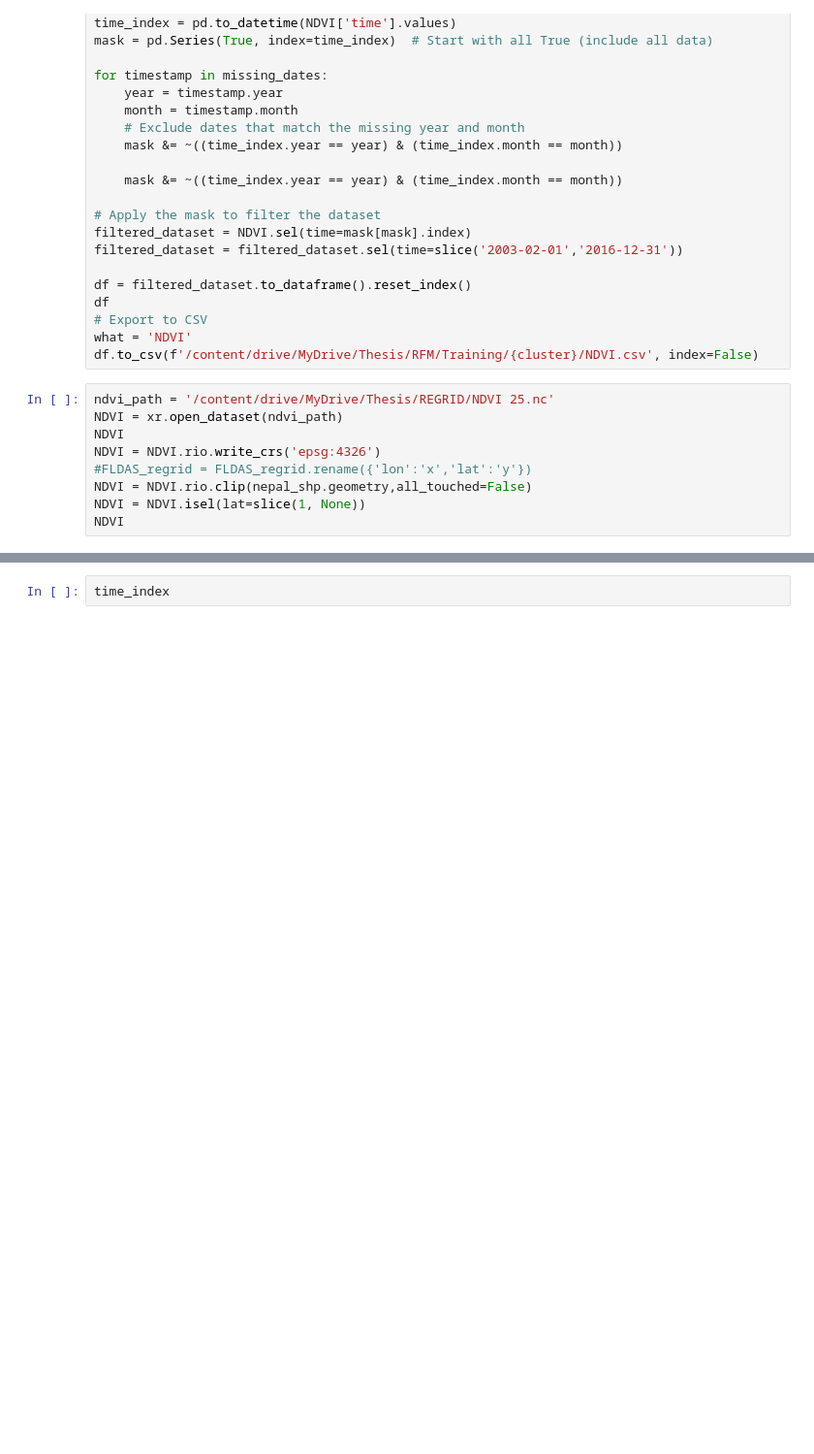
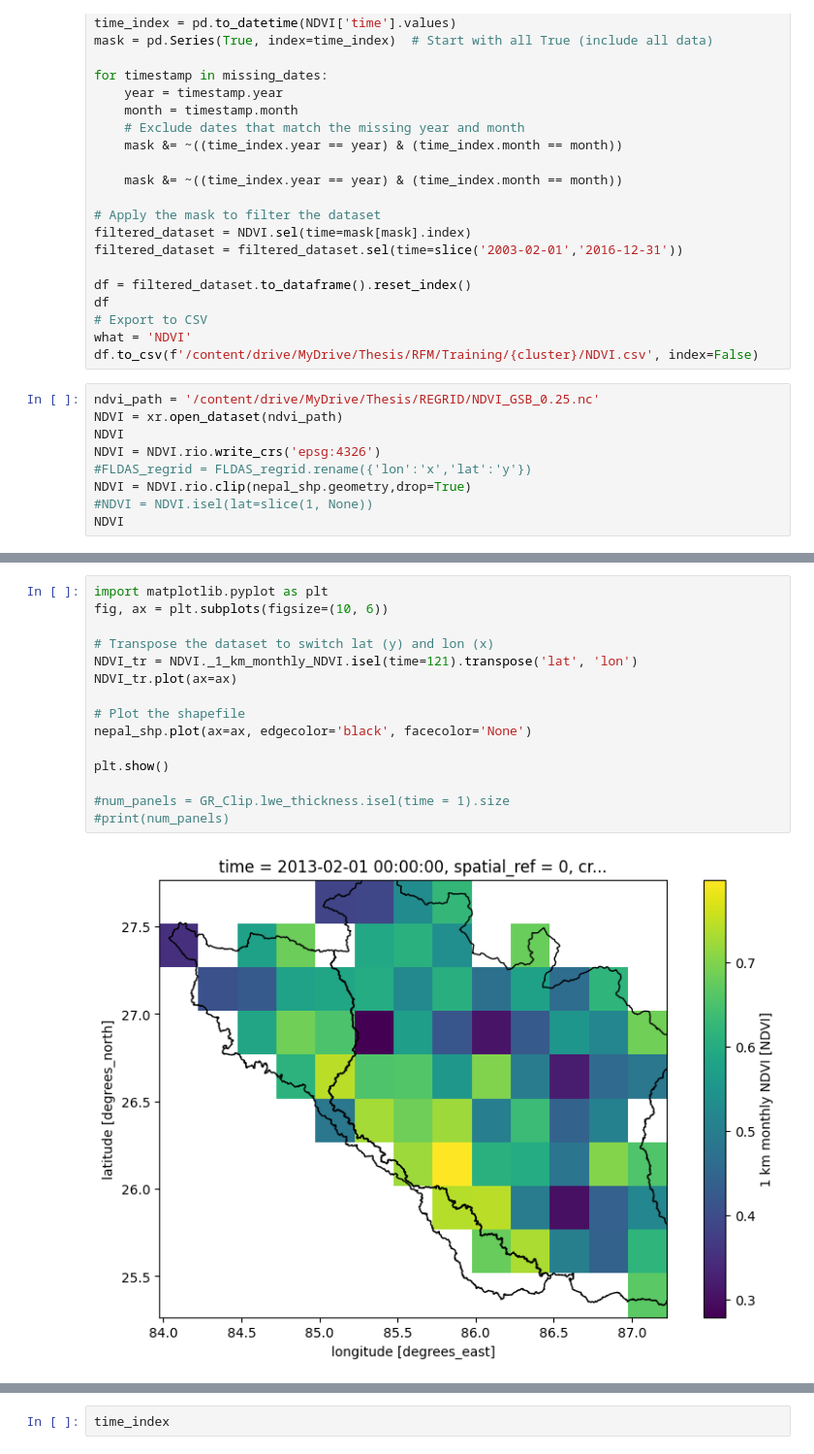
Before and after one commit to AshHydroCoder/GRACE-Downscaler, a Jupyter notebook: Making_raw_files_for_RFM.ipynb, the cells around one changed output, grey strips where cells are left out. Shown at 97% size. Drawn from its saved outputs; the diff is of its cells as text; blank space fills up the shorter version.

Commit message:
added for NDVI

```diff
--- a/Making_raw_files_for_RFM.ipynb
+++ b/Making_raw_files_for_RFM.ipynb
@@ -712,12 +712,12 @@ df
 what = 'NDVI'
 df.to_csv(f'/content/drive/MyDrive/Thesis/RFM/Training/{cluster}/NDVI.csv', index=False)
 # %%
-ndvi_path = '/content/drive/MyDrive/Thesis/REGRID/NDVI 25.nc'
+ndvi_path = '/content/drive/MyDrive/Thesis/REGRID/NDVI_GSB_0.25.nc'
 NDVI = xr.open_dataset(ndvi_path)
 NDVI
 NDVI = NDVI.rio.write_crs('epsg:4326')
 #FLDAS_regrid = FLDAS_regrid.rename({'lon':'x','lat':'y'})
-NDVI = NDVI.rio.clip(nepal_shp.geometry,all_touched=False)
-NDVI = NDVI.isel(lat=slice(1, None))
+NDVI = NDVI.rio.clip(nepal_shp.geometry,drop=True)
+#NDVI = NDVI.isel(lat=slice(1, None))
 NDVI
 # %% [output]
@@ -742,4 +742,21 @@ Attributes:
     GDAL:                GDAL 3.9.1, released 2024/06/22
+# %%
+import matplotlib.pyplot as plt
+fig, ax = plt.subplots(figsize=(10, 6))
+
+# Transpose the dataset to switch lat (y) and lon (x)
+NDVI_tr = NDVI._1_km_monthly_NDVI.isel(time=121).transpose('lat', 'lon')
+NDVI_tr.plot(ax=ax)
+
+# Plot the shapefile
+nepal_shp.plot(ax=ax, edgecolor='black', facecolor='None')
+
+plt.show()
+
+#num_panels = GR_Clip.lwe_thickness.isel(time = 1).size
+#print(num_panels)
+# %% [output]
+[figure, added]
 # %%
 time_index = NDVI.time.to_index()
 mask = pd.Series(True, index=time_index)  # Start with all True (include all data)
```
Also changed, not shown: parts of 4 cells of this notebook.
